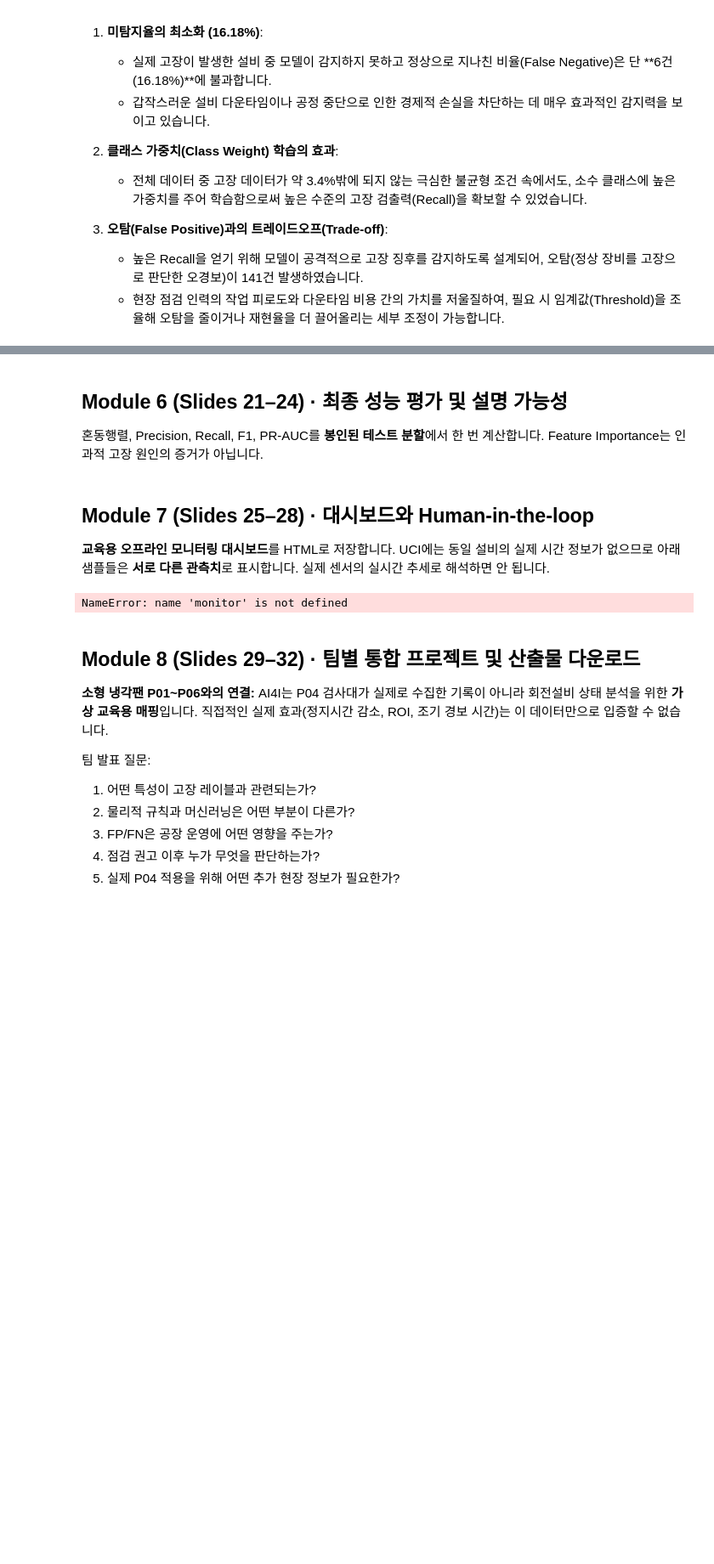
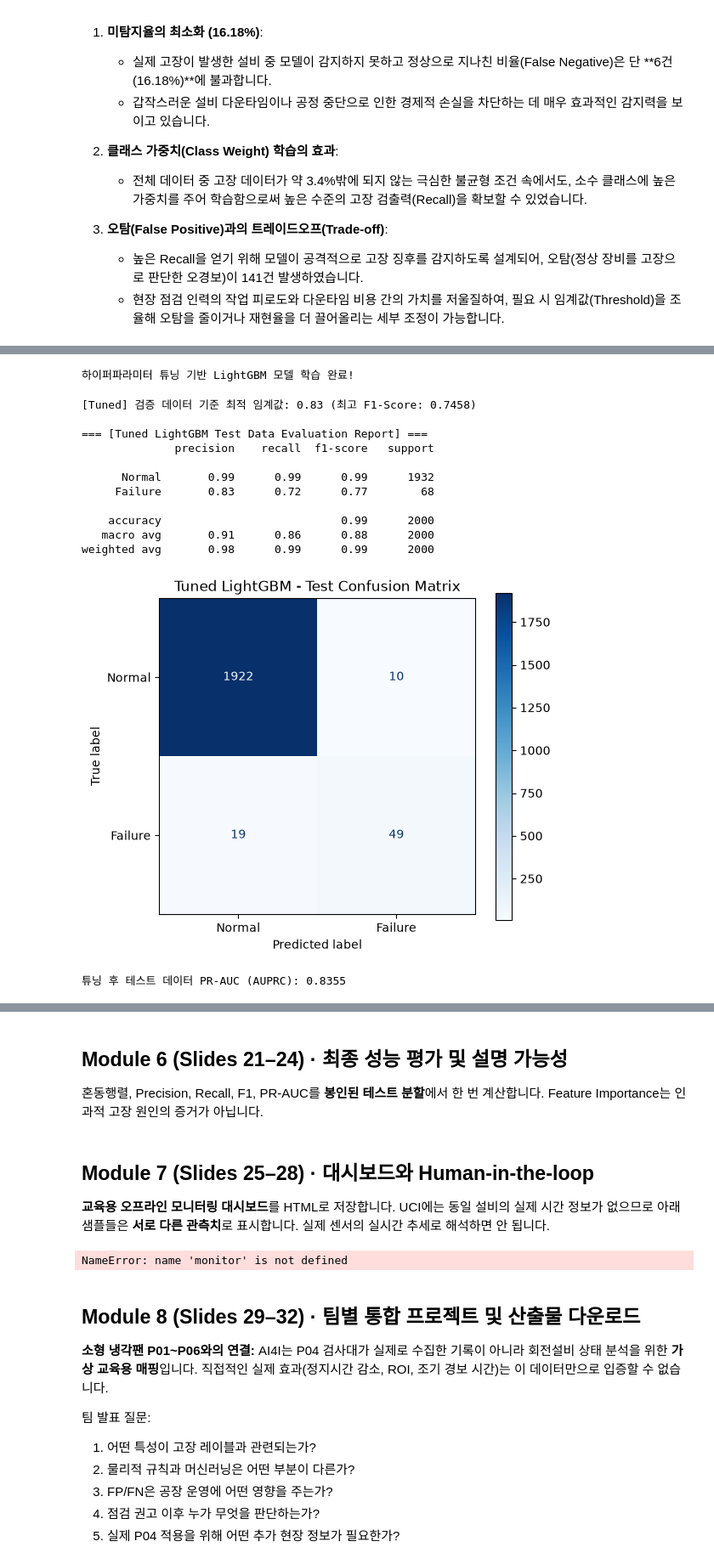
Before and after one commit to JSJeong-me/LG-Capstone-2026, a Jupyter notebook: LG_AI4I_2020_8Modules_SmartFactory_Lab.ipynb, the cells around one changed output, grey strips where cells are left out. Shown at 85% size. Saved outputs shown, nothing was run; the diff lists cells and outputs as text; code cells hidden in the pictures; blank space fills up the shorter version.

```diff
--- a/LG_AI4I_2020_8Modules_SmartFactory_Lab.ipynb
+++ b/LG_AI4I_2020_8Modules_SmartFactory_Lab.ipynb
@@ -756,0 +832,78 @@ display(Markdown(markdown_text))
+# %%
+import lightgbm as lgb
+from sklearn.metrics import classification_report, confusion_matrix, ConfusionMatrixDisplay, average_precision_score, f1_score
+import matplotlib.pyplot as plt
+import numpy as np
+
+# 1. 성능 개선을 위한 하이퍼파라미터가 적용된 LightGBM 모델 파이프라인 구성
+# 정교한 튜닝: num_leaves 제한, min_child_samples 추가, learning_rate 최적화
+tuned_lgb_model = Pipeline([
+    ('prep', prep),
+    ('model', lgb.LGBMClassifier(
+        n_estimators=150,           # 트리 개수를 소폭 확장
+        learning_rate=0.03,          # 더 안정적이고 정밀한 학습을 위해 학습률 인하
+        max_depth=5,                # 트리의 최대 깊이 제어
+        num_leaves=24,              # max_depth에 맞추어 과적합을 예방할 수 있는 노드 수 지정
+        min_child_samples=15,       # 한 노드에 들어갈 최소 데이터 샘플 수 지정
+        class_weight='balanced',    # 소수 고장 데이터 가중치 부여
+        subsample=0.8,              # 각 트리 학습 시 데이터를 80% 무작위 샘플링
+        colsample_bytree=0.8,       # 각 트리 학습 시 피처를 80% 무작위 샘플링
+        random_state=RANDOM_STATE,
+        n_jobs=-1,
+        verbose=-1
+    ))
+])
+
+# 2. 튜닝된 모델 학습
+tuned_lgb_model.fit(X_train, y_train)
+print("하이퍼파라미터 튜닝 기반 LightGBM 모델 학습 완료!")
+
+# 3. 검증 데이터를 이용한 최적 임계값(Threshold) 재탐색
+tuned_val_probs = tuned_lgb_model.predict_proba(X_val)[:, 1]
+threshold_grid = np.linspace(0.05, 0.95, 91)
+best_t = 0.5
+best_f1 = -1
+
+for t in threshold_grid:
+    preds = (tuned_val_probs >= t).astype(int)
+    f1 = f1_score(y_val, preds, zero_division=0)
+    if f1 > best_f1:
+        best_f1 = f1
+        best_t = t
+
+print(f"[Tuned] 검증 데이터 기준 최적 임계값: {best_t:.2f} (최고 F1-Score: {best_f1:.4f})")
+
+# 4. 최종 테스트 데이터를 활용한 종합 성능 평가
+tuned_test_probs = tuned_lgb_model.predict_proba(X_test)[:, 1]
+tuned_test_preds = (tuned_test_probs >= best_t).astype(int)
+
+print("\n=== [Tuned LightGBM Test Data Evaluation Report] ===")
+print(classification_report(y_test, tuned_test_preds, target_names=['Normal', 'Failure']))
+
+# 5. 혼동 행렬 시각화
+cm_tuned = confusion_matrix(y_test, tuned_test_preds)
+plt.figure(figsize=(6, 5))
+disp = ConfusionMatrixDisplay(confusion_matrix=cm_tuned, display_labels=['Normal', 'Failure'])
+disp.plot(cmap='Blues', ax=plt.gca())
+plt.title('Tuned LightGBM - Test Confusion Matrix')
+plt.grid(False)
+plt.show()
+
+# PR-AUC 점수 출력
+tuned_pr_auc = average_precision_score(y_test, tuned_test_probs)
+print(f"튜닝 후 테스트 데이터 PR-AUC (AUPRC): {tuned_pr_auc:.4f}")
+# %% [output]
+하이퍼파라미터 튜닝 기반 LightGBM 모델 학습 완료!
+[Tuned] 검증 데이터 기준 최적 임계값: 0.83 (최고 F1-Score: 0.7458)
+
+=== [Tuned LightGBM Test Data Evaluation Report] ===
+              precision    recall  f1-score   support
+
+      Normal       0.99      0.99      0.99      1932
+     Failure       0.83      0.72      0.77        68
+
+    accuracy                           0.99      2000
+   macro avg       0.91      0.86      0.88      2000
+weighted avg       0.98      0.99      0.99      2000
+[figure, added]
+튜닝 후 테스트 데이터 PR-AUC (AUPRC): 0.8355
```
Also changed, not shown: parts of 3 cells of this notebook.
